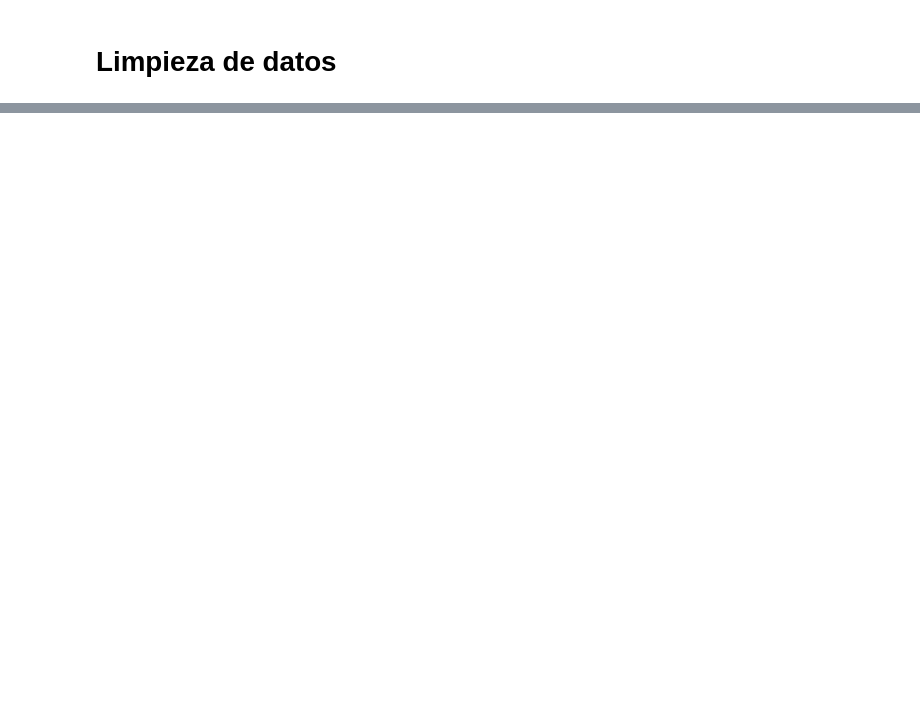
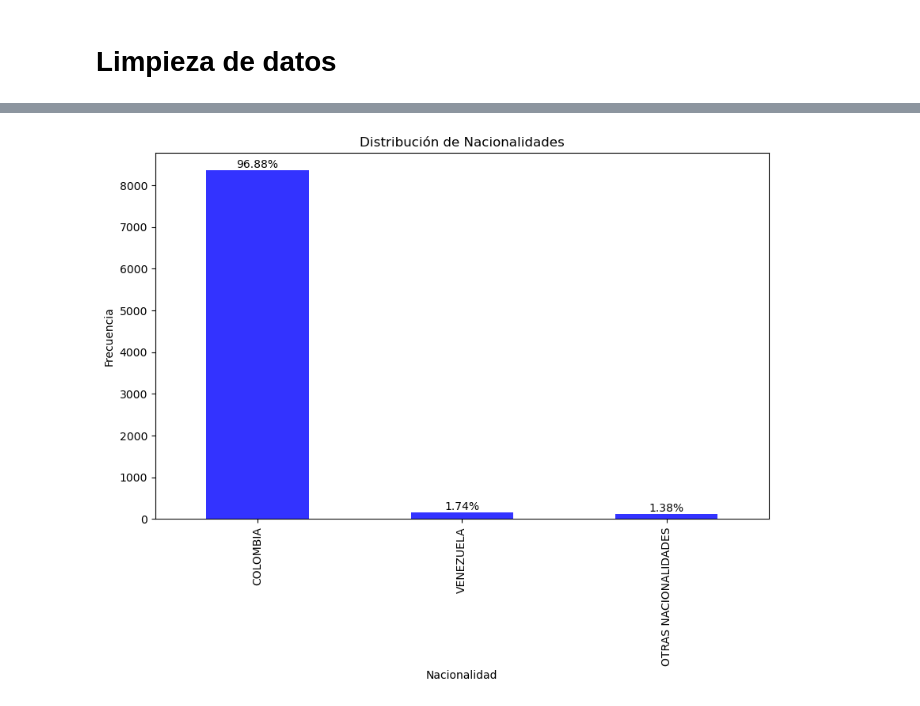
Before and after one commit to RisingNP/Proyecto_Final_Talento_Tech, a Jupyter notebook: codigo.ipynb, the cells around one changed output, grey strips where cells are left out. Drawn from its saved outputs; the diff is of its cells as text; code cells hidden in the pictures; blank space fills up the shorter version.

```diff
--- a/codigo.ipynb
+++ b/codigo.ipynb
@@ -103,0 +141,34 @@ print(Df.head())
+# %%
+## NACIONALIDAD ##
+# 1. Crear una nueva columna que agrupe las nacionalidades
+# Convertimos a mayúsculas para evitar problemas de mayúsculas/minúsculas
+# Si la nacionalidad es "COLOMBIA" o "VENEZUELA", se conserva; en caso contrario, se agrupa en "OTRAS NACIONALIDADES"
+df['Nacionalidad_grupo'] = df['Nacionalidad'].str.upper().apply(
+    lambda x: x if x in ['COLOMBIA', 'VENEZUELA'] else 'OTRAS NACIONALIDADES'
+)
+
+# 2. Obtener el conteo de cada grupo y reordenarlo según el orden deseado
+conteo = df['Nacionalidad_grupo'].value_counts()
+orden = ['COLOMBIA', 'VENEZUELA', 'OTRAS NACIONALIDADES']
+conteo = conteo.reindex(orden, fill_value=0)
+
+# 3. Calcular el total para obtener los porcentajes
+total = conteo.sum()
+
+# 4. Crear el gráfico de barras
+plt.figure(figsize=(10,6))
+ax = conteo.plot(kind='bar', color='blue', alpha=0.8)
+plt.title('Distribución de Nacionalidades')
+plt.xlabel('Nacionalidad')
+plt.ylabel('Frecuencia')
+
+# 5. Agregar etiquetas de porcentaje sobre cada barra
+for p in ax.patches:
+    altura = p.get_height()
+    porcentaje = 100 * altura / total
+    ax.text(p.get_x() + p.get_width()/2, altura + 1, f'{porcentaje:.2f}%',
+            ha='center', va='bottom', fontsize=10, color='black')
+
+plt.show()
+# %% [output]
+[figure, added]
```
Also changed, not shown: parts of 9 cells of this notebook.
